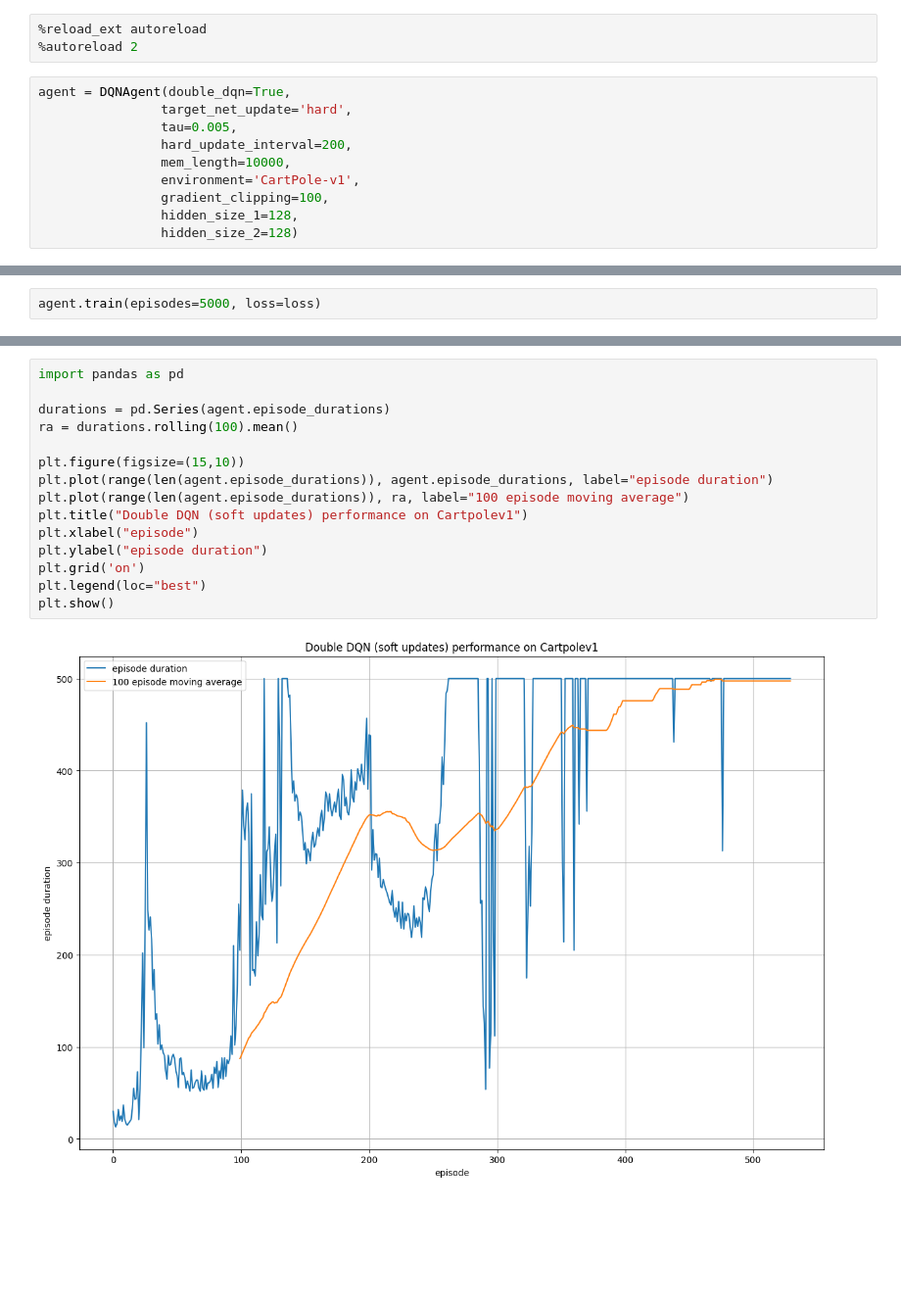
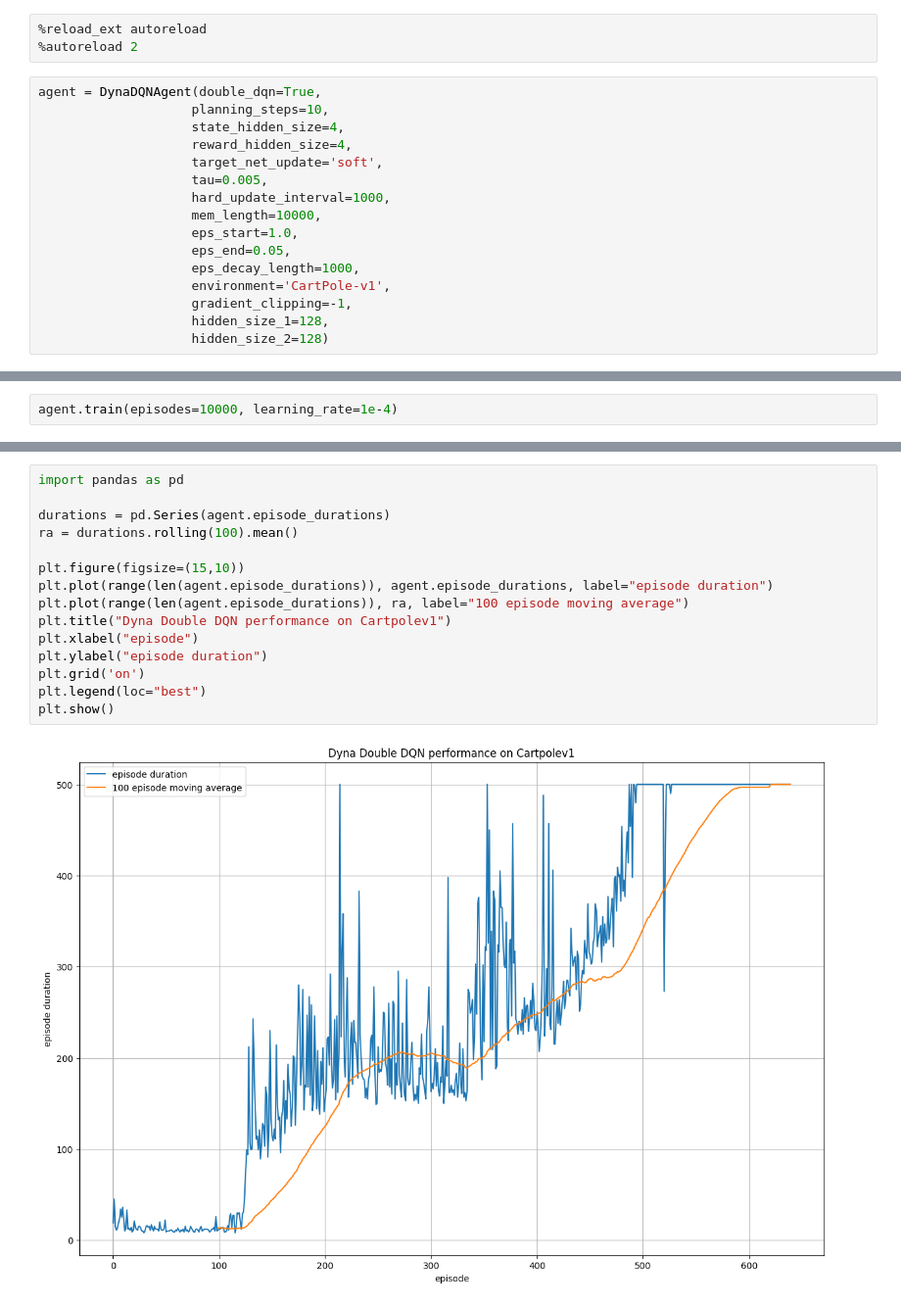
Before and after one commit to yuwei-1/Market-Prediction-Research, a Jupyter notebook: terminal/models/deep_q_network.ipynb, the cells around one changed output, grey strips where cells are left out. Shown at 98% size. Saved outputs shown, nothing was run; the diff lists cells and outputs as text; blank space fills up the shorter version.

Commit message:
added dynaq learning

```diff
--- a/terminal/models/deep_q_network.ipynb
+++ b/terminal/models/deep_q_network.ipynb
@@ -511,12 +512,18 @@ from models.deep_q_agent import DQNAgent
 %reload_ext autoreload
 %autoreload 2
 # %%
-agent = DQNAgent(double_dqn=True,
-                target_net_update='hard',
-                tau=0.005,
-                hard_update_interval=200,
-                mem_length=10000,
-                environment='CartPole-v1',
-                gradient_clipping=100,
-                hidden_size_1=128,
-                hidden_size_2=128)
+agent = DynaDQNAgent(double_dqn=True,
+                    planning_steps=10,
+                    state_hidden_size=4,
+                    reward_hidden_size=4,
+                    target_net_update='soft',
+                    tau=0.005,
+                    hard_update_interval=1000,
+                    mem_length=10000,
+                    eps_start=1.0,
+                    eps_end=0.05,
+                    eps_decay_length=1000,
+                    environment='CartPole-v1',
+                    gradient_clipping=-1,
+                    hidden_size_1=128,
+                    hidden_size_2=128)
@@ -525,3 +530,3 @@ loss = nn.SmoothL1Loss()
 # %%
-agent.train(episodes=5000, loss=loss)
+agent.train(episodes=10000, learning_rate=1e-4)
 # %% [output]
@@ -530,17 +552,17 @@ KeyboardInterrupt:
 # %%
 import pandas as pd
 
 durations = pd.Series(agent.episode_durations)
 ra = durations.rolling(100).mean()
 
 plt.figure(figsize=(15,10))
 plt.plot(range(len(agent.episode_durations)), agent.episode_durations, label="episode duration")
 plt.plot(range(len(agent.episode_durations)), ra, label="100 episode moving average")
-plt.title("Double DQN (soft updates) performance on Cartpolev1")
+plt.title("Dyna Double DQN performance on Cartpolev1")
 plt.xlabel("episode")
 plt.ylabel("episode duration")
 plt.grid('on')
 plt.legend(loc="best")
 plt.show()
 # %% [output]
-[figure, old version]
+[figure, new version]
```
Also changed, not shown: parts of 4 cells of this notebook, 14 other files.
